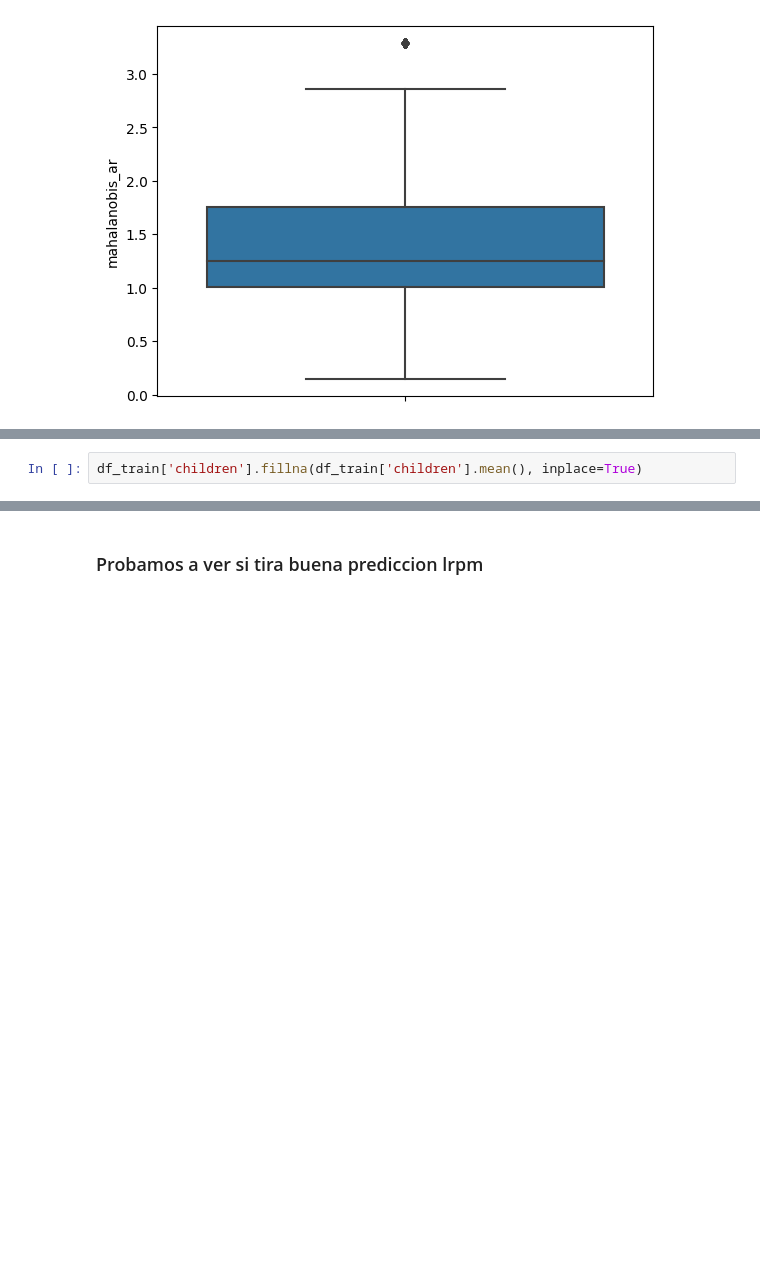
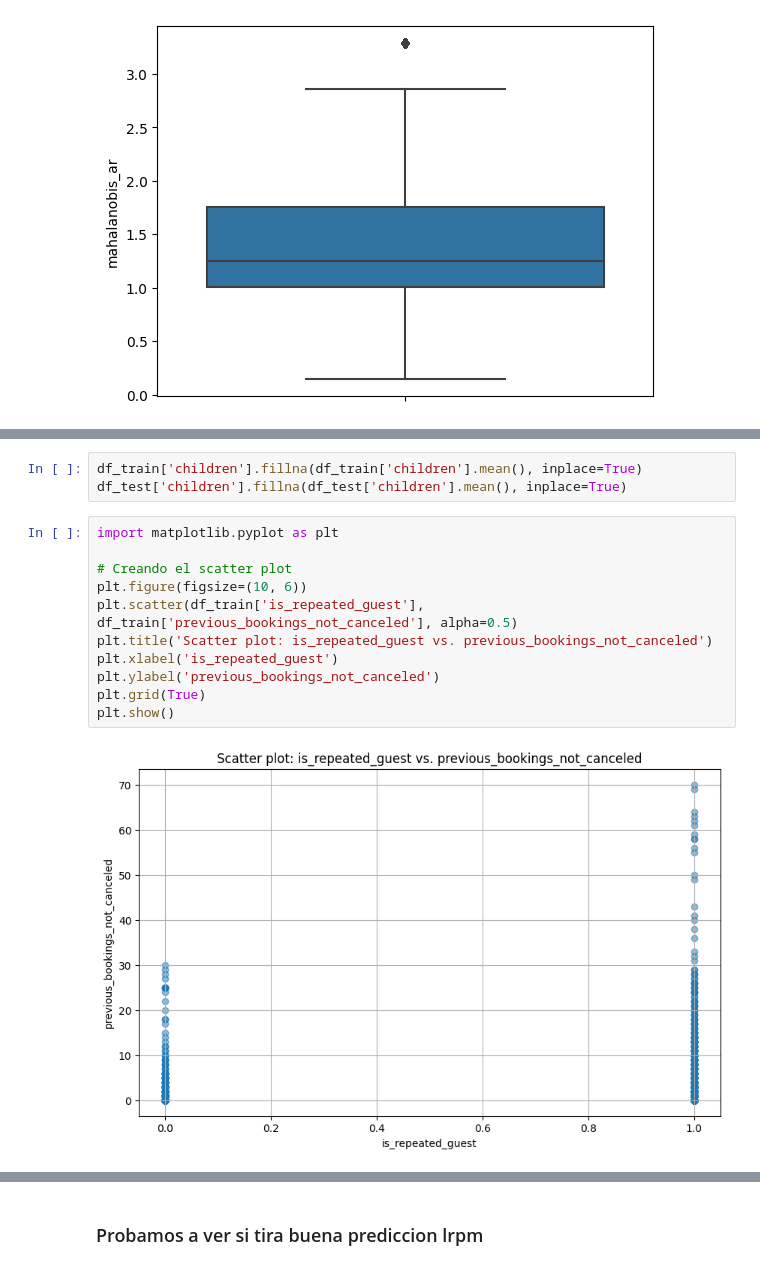
Before and after one commit to lautitorraca/7506R-2C2023-GRUPO24, a Jupyter notebook: TP1/limpieza_de_datos.ipynb, the cells around one changed output, grey strips where cells are left out. Drawn from its saved outputs; the diff is of its cells as text; blank space fills up the shorter version.

```diff
--- a/TP1/limpieza_de_datos.ipynb
+++ b/TP1/limpieza_de_datos.ipynb
@@ -525,5 +525,19 @@ df_train.loc[es_outlier_ar, 'stays_in_weekend_nights'] = media_stays_in_weekend_
 # %%
 df_train['children'].fillna(df_train['children'].mean(), inplace=True)
+df_test['children'].fillna(df_test['children'].mean(), inplace=True)
+# %%
+import matplotlib.pyplot as plt
+
+# Creando el scatter plot
+plt.figure(figsize=(10, 6))
+plt.scatter(df_train['is_repeated_guest'], df_train['previous_bookings_not_canceled'], alpha=0.5)
+plt.title('Scatter plot: is_repeated_guest vs. previous_bookings_not_canceled')
+plt.xlabel('is_repeated_guest')
+plt.ylabel('previous_bookings_not_canceled')
+plt.grid(True)
+plt.show()
+# %% [output]
+[figure, added]
 # %%
 df_train['adults'] = df_train['adults'].round().astype(int)
 df_test['adults'] = df_test['adults'].round().astype(int)
```
Also changed, not shown: parts of 11 cells of this notebook.
